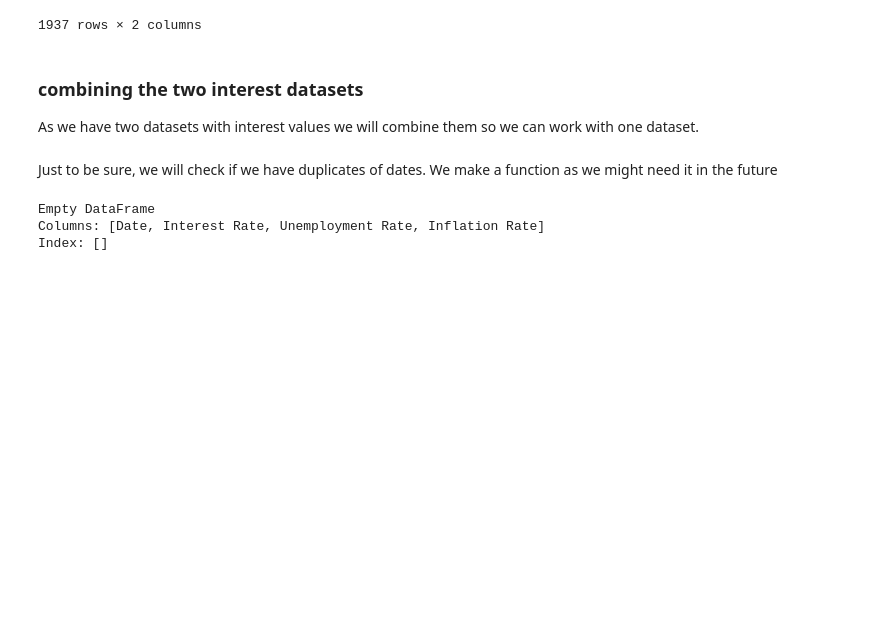
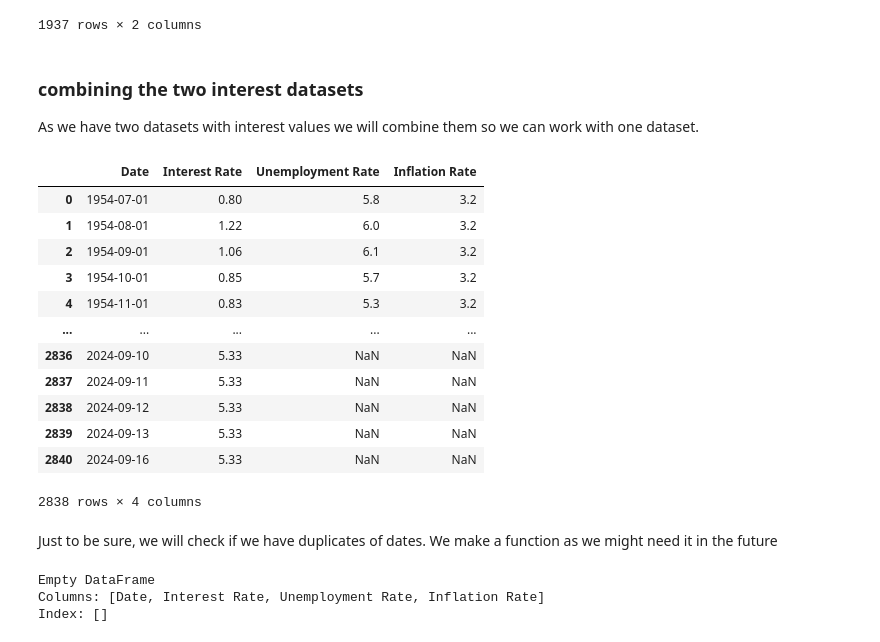
Before and after one commit to badranyoussef/bi-exam-project-stock, a Jupyter notebook: notebooks/data_collect_clean.ipynb, the cells around one changed output. Saved outputs shown, nothing was run; the diff lists cells and outputs as text; code cells hidden in the pictures; blank space fills up the shorter version.

```diff
--- a/notebooks/data_collect_clean.ipynb
+++ b/notebooks/data_collect_clean.ipynb
@@ -256,6 +242,22 @@ df_interest_combined = df_interest_combined.sort_values(by='Date').reset_index(d
 
 # Removing duplicates of dates if overlaping
 df_interest_combined = df_interest_combined.drop_duplicates(subset='Date')
+# %%
+df_interest_combined
+# %% [output]
+|  | Date | Interest Rate | Unemployment Rate | Inflation Rate |
+| 0 | 1954-07-01 | 0.80 | 5.8 | 3.2 |
+| 1 | 1954-08-01 | 1.22 | 6.0 | 3.2 |
+| 2 | 1954-09-01 | 1.06 | 6.1 | 3.2 |
+| 3 | 1954-10-01 | 0.85 | 5.7 | 3.2 |
+| 4 | 1954-11-01 | 0.83 | 5.3 | 3.2 |
+| ... | ... | ... | ... | ... |
+| 2836 | 2024-09-10 | 5.33 | NaN | NaN |
+| 2837 | 2024-09-11 | 5.33 | NaN | NaN |
+| 2838 | 2024-09-12 | 5.33 | NaN | NaN |
+| 2839 | 2024-09-13 | 5.33 | NaN | NaN |
+| 2840 | 2024-09-16 | 5.33 | NaN | NaN |
+2838 rows × 4 columns
 # %% [markdown]
 Just to be sure, we will check if we have duplicates of dates. We make a function as we might need it in the future
 # %%
```
Also changed, not shown: parts of 26 cells of this notebook.
